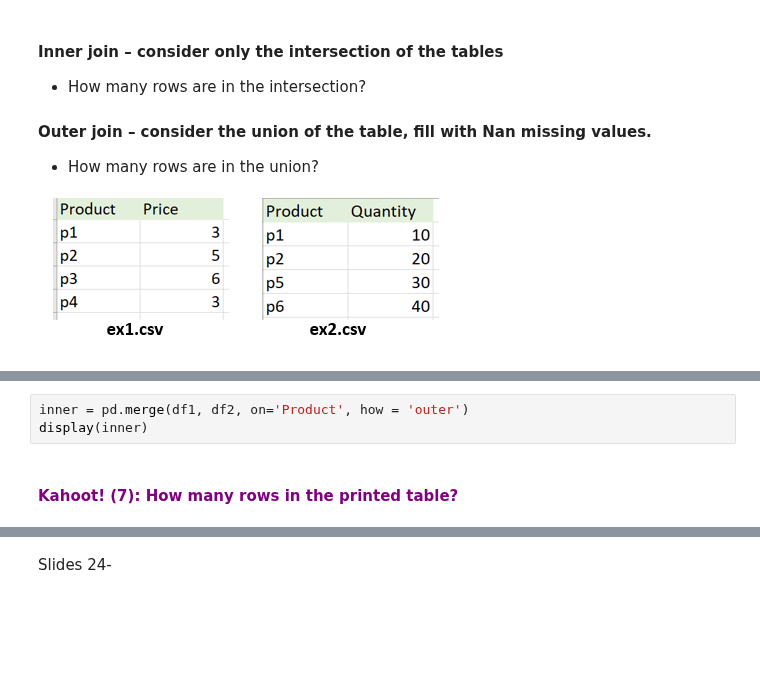
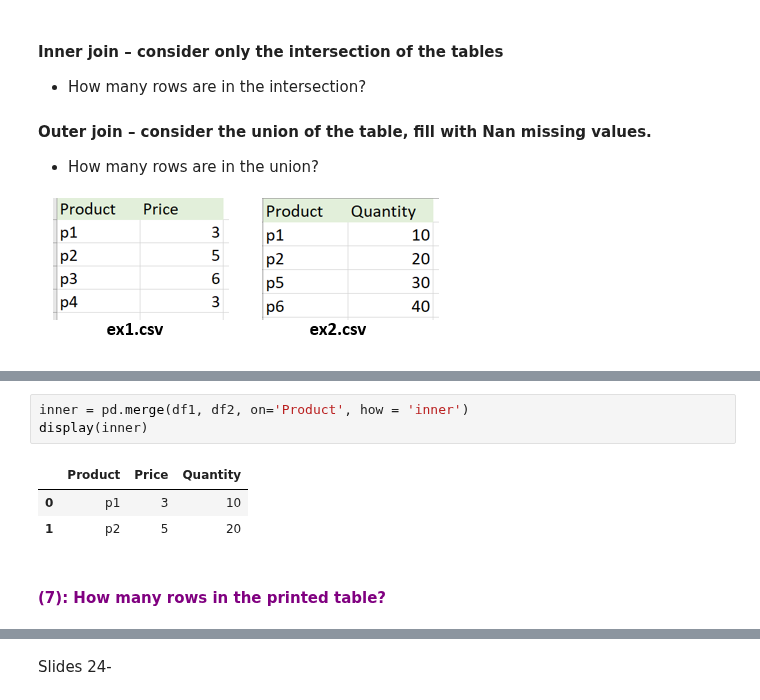
Before and after one commit to hag007/pyprog-recitations, a Jupyter notebook: rec10.ipynb, the cells around one changed output, grey strips where cells are left out. Saved outputs shown, nothing was run; the diff lists cells and outputs as text; blank space fills up the shorter version.

```diff
--- a/rec10.ipynb
+++ b/rec10.ipynb
@@ -282,8 +539,12 @@ display(df2)
 # %%
-inner = pd.merge(df1, df2, on='Product', how = 'outer')
+inner = pd.merge(df1, df2, on='Product', how = 'inner')
 display(inner)
+# %% [output]
+|  | Product | Price | Quantity |
+| 0 | p1 | 3 | 10 |
+| 1 | p2 | 5 | 20 |
 # %% [markdown]
- #### <span style='color:purple'> Kahoot! (7): How many rows in the printed table?</span>
+ #### <span style='color:purple'> (7): How many rows in the printed table?</span>
 # %%
 outer = pd.merge(df1, df2, on='Product', how = 'outer')
 display(outer)
```
Also changed, not shown: parts of 60 cells of this notebook, 1 other file.
